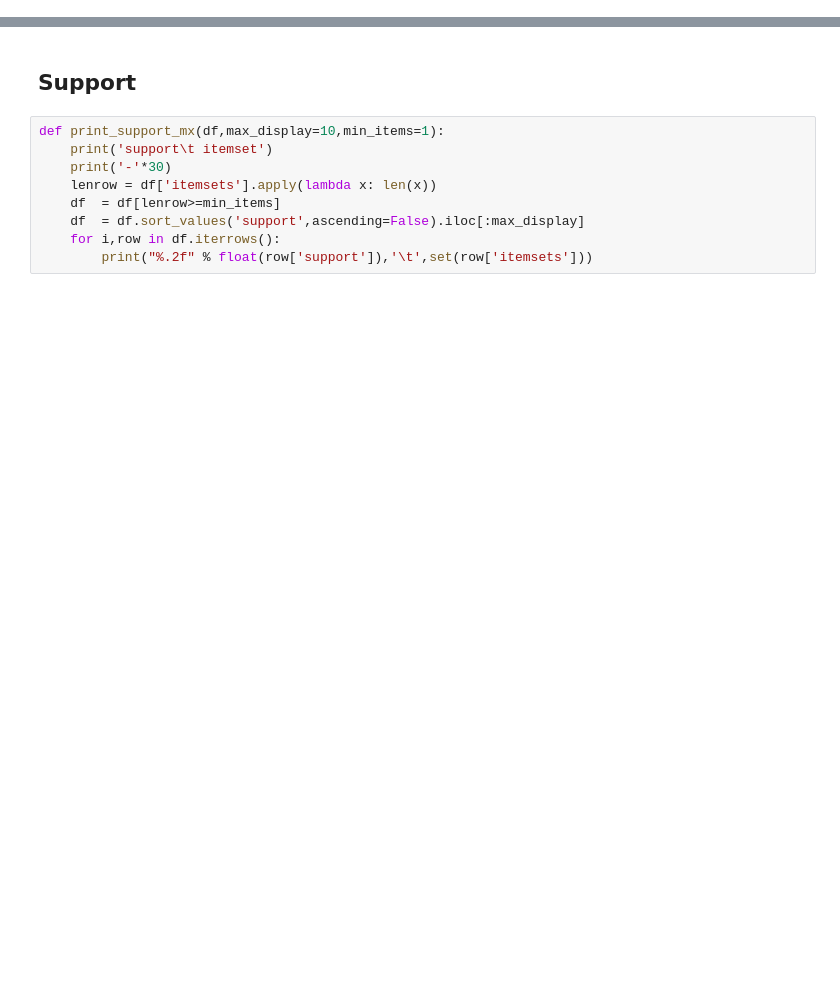
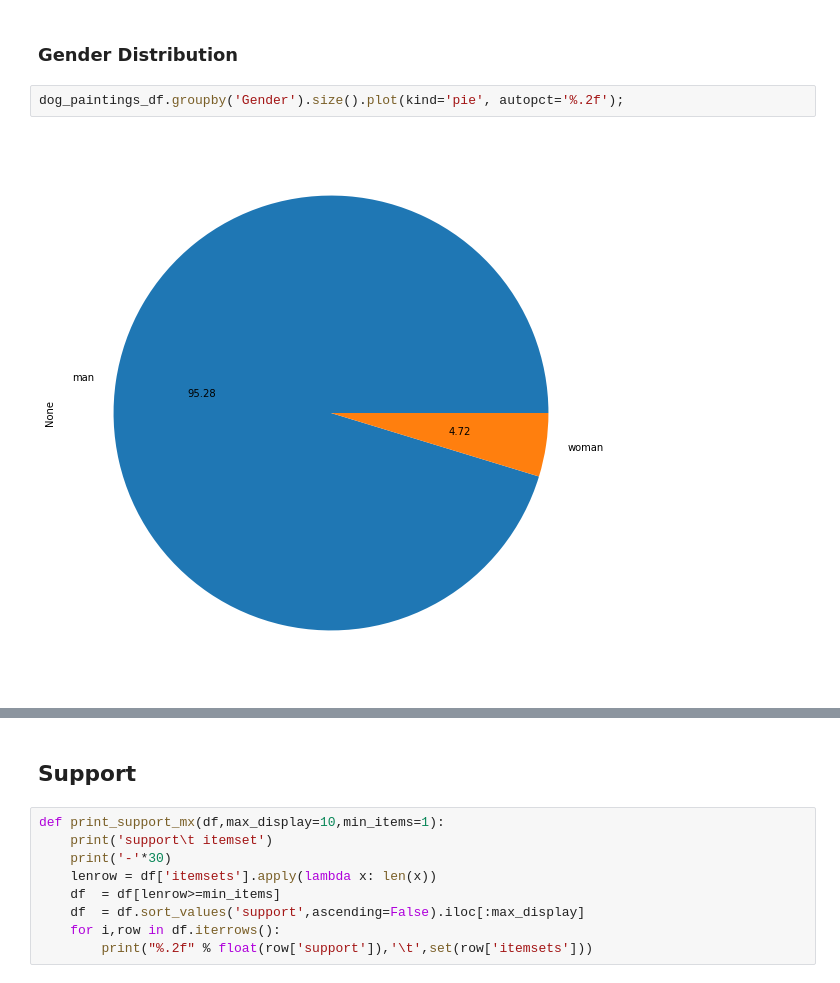
Before and after one commit to dddpt/history-digital-objects-symbolic, a Jupyter notebook: scripts/s1_model_experimentation/s2_association_rules_mining.ipynb, the cells around one changed output, grey strips where cells are left out. Cells and saved outputs as stored; diff of their text form; blank space fills up the shorter version.

```diff
--- a/scripts/s1_model_experimentation/s2_association_rules_mining.ipynb
+++ b/scripts/s1_model_experimentation/s2_association_rules_mining.ipynb
@@ -0,0 +98,6 @@
+# %% [markdown]
+### Gender Distribution
+# %%
+dog_paintings_df.groupby('Gender').size().plot(kind='pie', autopct='%.2f');
+# %% [output]
+[figure, added]
```
Also changed, not shown: parts of 34 cells of this notebook.
